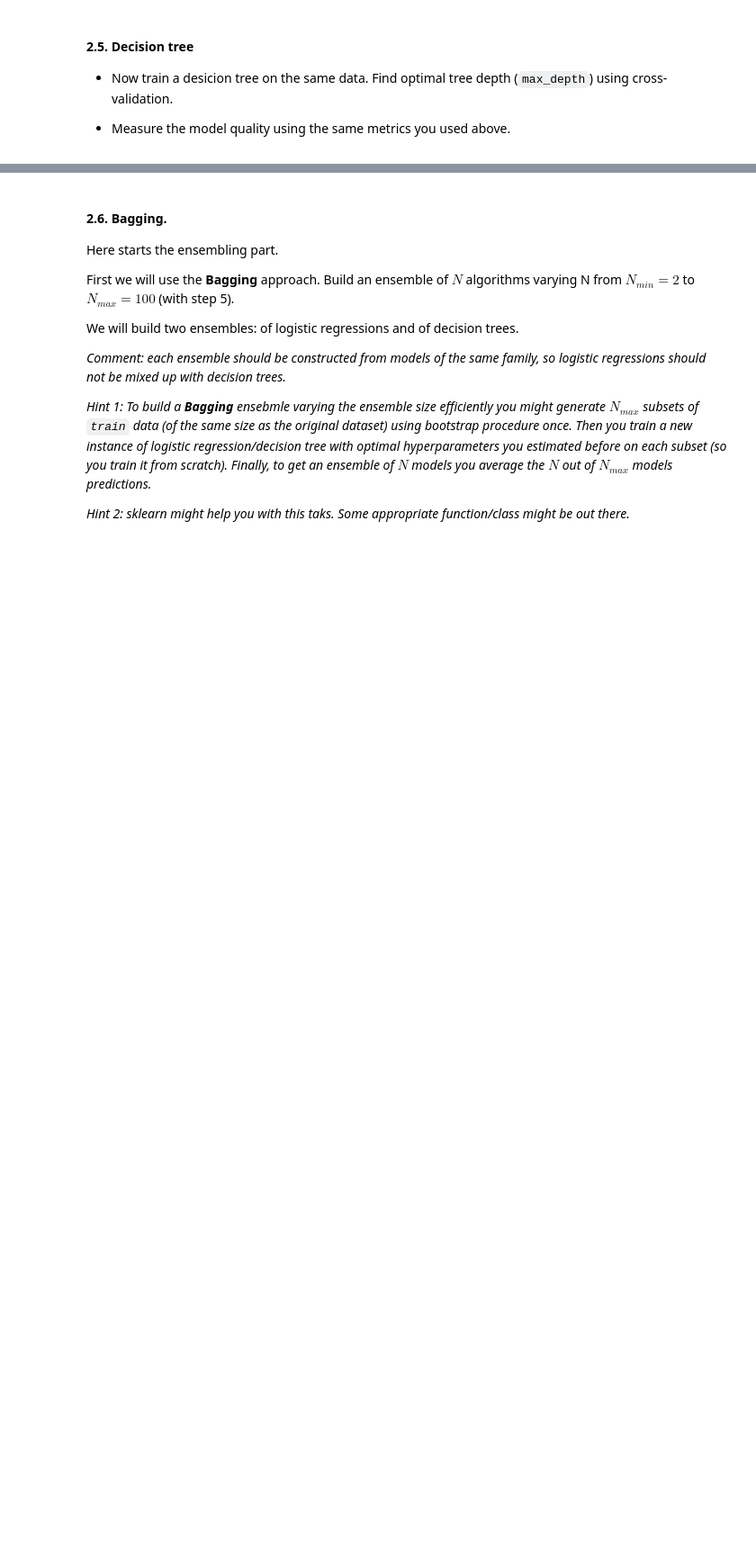
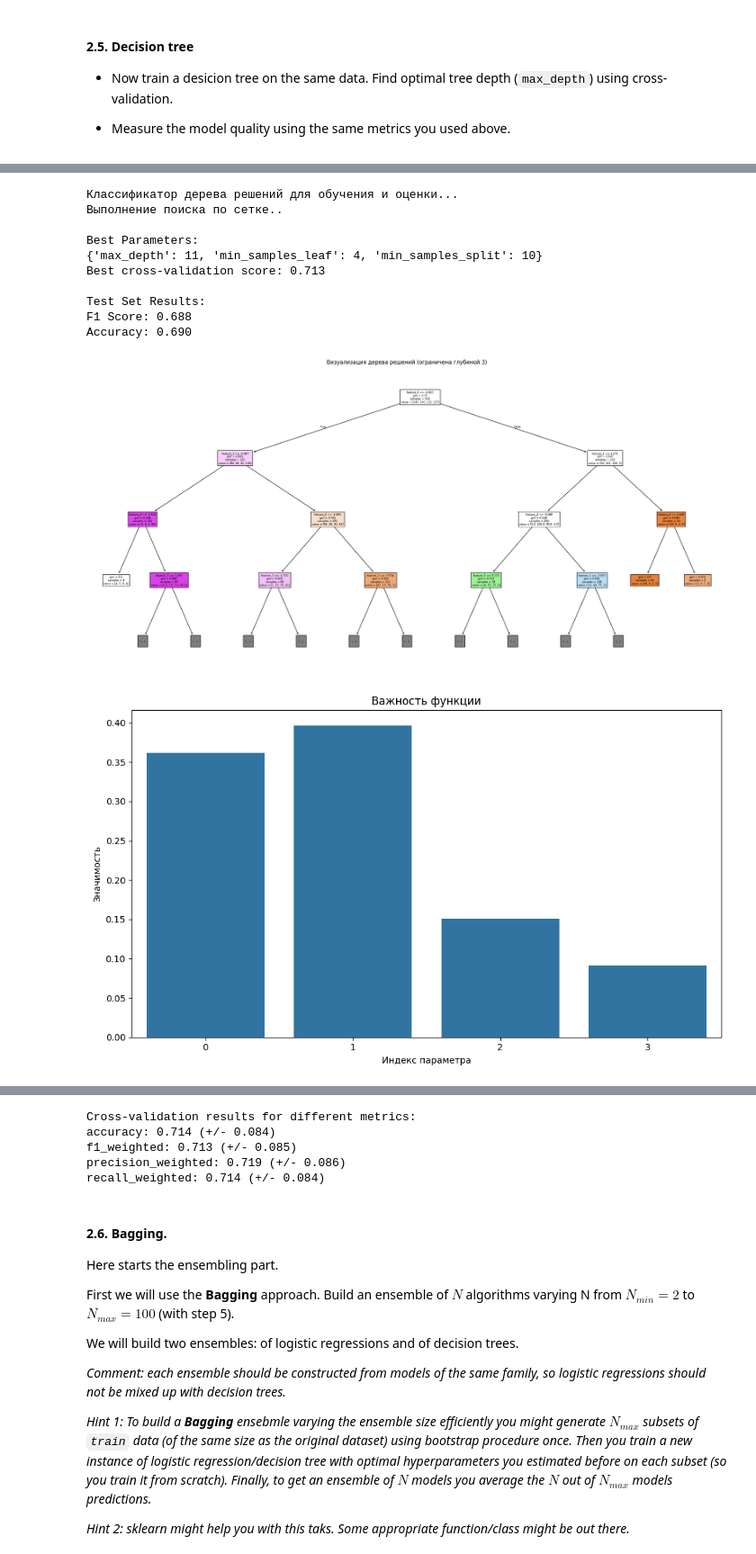
Before and after one commit to JannaBabicheva/lab01_ml_pipeline, a Jupyter notebook: Babicheva_"lab01_part2_ml_pipeline_ipynb".ipynb, the cells around one changed output, grey strips where cells are left out. Shown at 90% size. Cells and saved outputs as stored; diff of their text form; code cells hidden in the pictures; blank space fills up the shorter version.

```diff
--- a/Babicheva_"lab01_part2_ml_pipeline_ipynb".ipynb
+++ b/Babicheva_"lab01_part2_ml_pipeline_ipynb".ipynb
@@ -163,0 +1259,23 @@ from sklearn.tree import DecisionTreeClassifier
+# %%
+# Usage example:
+if __name__ == "__main__":
+    print("Классификатор дерева решений для обучения и оценки...")
+    best_tree_model, y_pred, y_pred_proba = train_and_evaluate_decision_tree(
+        X_train_processed,
+        X_test_processed,
+        y_train,
+        y_test
+    )
+# %% [output]
+Классификатор дерева решений для обучения и оценки...
+Выполнение поиска по сетке..
+
+Best Parameters:
+{'max_depth': 11, 'min_samples_leaf': 4, 'min_samples_split': 10}
+Best cross-validation score: 0.713
+
+Test Set Results:
+F1 Score: 0.688
+Accuracy: 0.690
+[figure, added]
+[figure, added]
@@ -164,3 +1283,8 @@ from sklearn.tree import DecisionTreeClassifier
+Cross-validation results for different metrics:
+accuracy: 0.714 (+/- 0.084)
+f1_weighted: 0.713 (+/- 0.085)
+precision_weighted: 0.719 (+/- 0.086)
+recall_weighted: 0.714 (+/- 0.084)
 # %% [markdown]
 #### 2.6. Bagging.
 Here starts the ensembling part.
```
Also changed, not shown: parts of 28 cells of this notebook.
